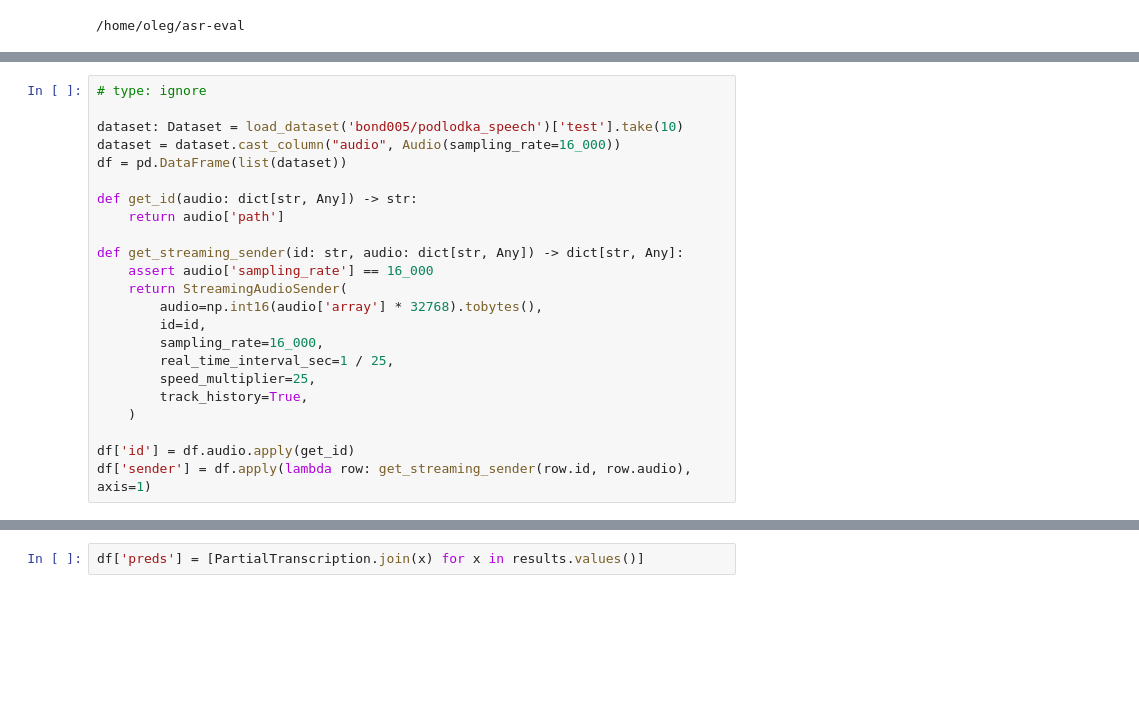
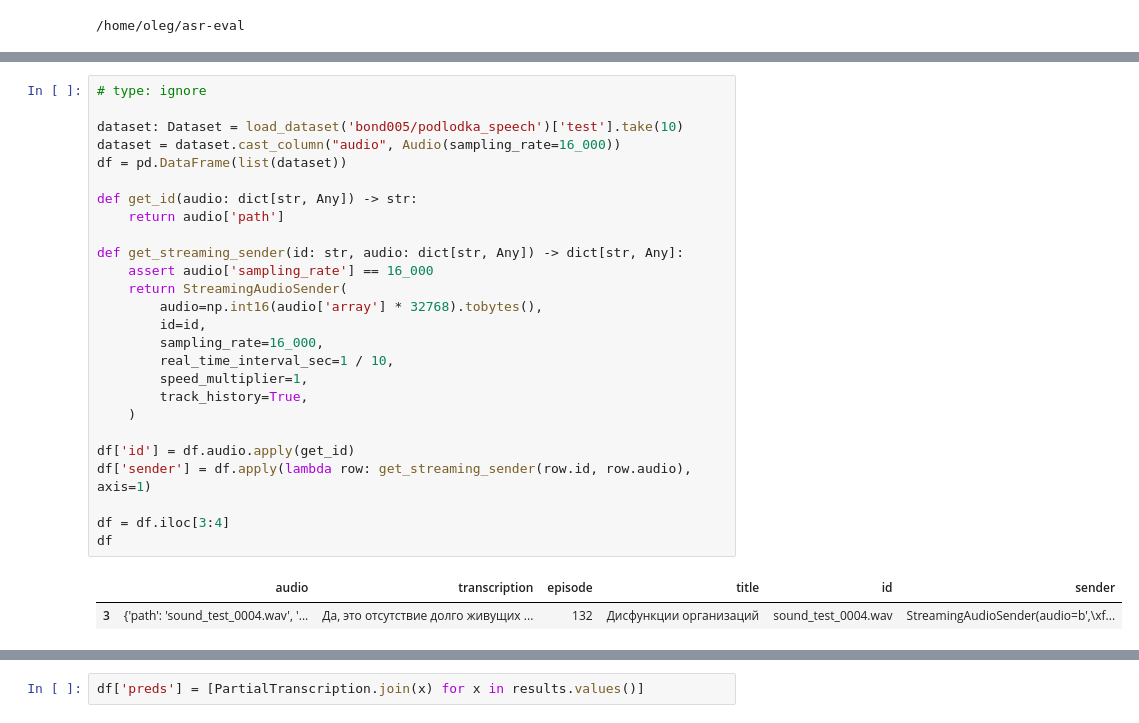
Before and after one commit to SibNN/asr_eval, a Jupyter notebook: notebooks/Podlodka.ipynb, the cells around one changed output, grey strips where cells are left out. Drawn from its saved outputs; the diff is of its cells as text; blank space fills up the shorter version.

```diff
--- a/notebooks/Podlodka.ipynb
+++ b/notebooks/Podlodka.ipynb
@@ -19,26 +27,32 @@ from asr_eval.streaming.model import PartialTranscription
 # %%
 # type: ignore
 
 dataset: Dataset = load_dataset('bond005/podlodka_speech')['test'].take(10)
 dataset = dataset.cast_column("audio", Audio(sampling_rate=16_000))
 df = pd.DataFrame(list(dataset))
 
 def get_id(audio: dict[str, Any]) -> str:
     return audio['path']
 
 def get_streaming_sender(id: str, audio: dict[str, Any]) -> dict[str, Any]:
     assert audio['sampling_rate'] == 16_000
     return StreamingAudioSender(
         audio=np.int16(audio['array'] * 32768).tobytes(),
         id=id,
         sampling_rate=16_000,
-        real_time_interval_sec=1 / 25,
-        speed_multiplier=25,
+        real_time_interval_sec=1 / 10,
+        speed_multiplier=1,
         track_history=True,
     )
 
 df['id'] = df.audio.apply(get_id)
 df['sender'] = df.apply(lambda row: get_streaming_sender(row.id, row.audio), axis=1)
+
+df = df.iloc[3:4]
+df
+# %% [output]
+|  | audio | transcription | episode | title | id | sender |
+| 3 | {'path': 'sound_test_0004.wav', '... | Да, это отсутствие долго живущих ... | 132 | Дисфункции организаций | sound_test_0004.wav | StreamingAudioSender(audio=b',\xf... |
 # %%
 # type: ignore
 
```
Also changed, not shown: parts of 11 cells of this notebook, 6 other files.
